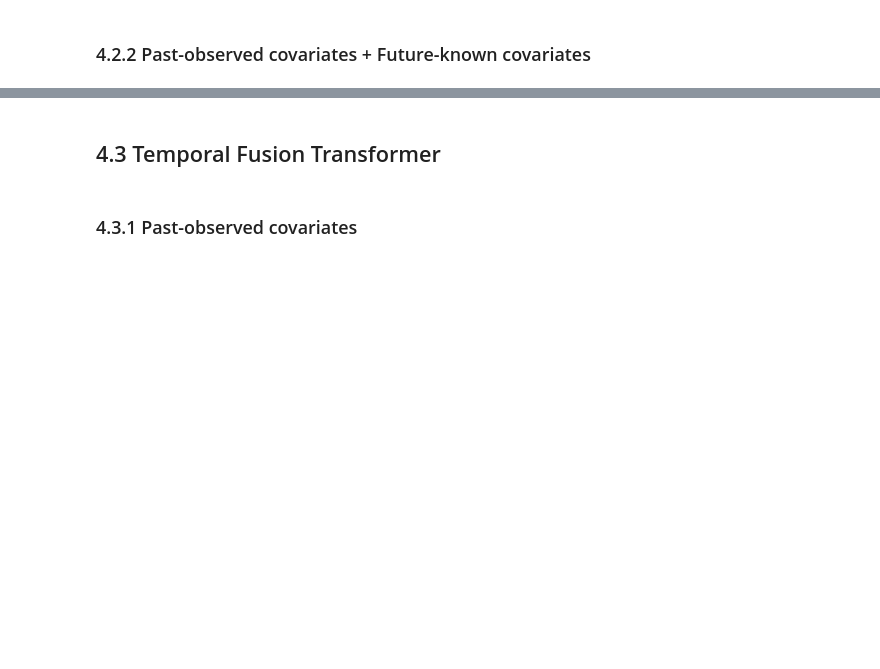
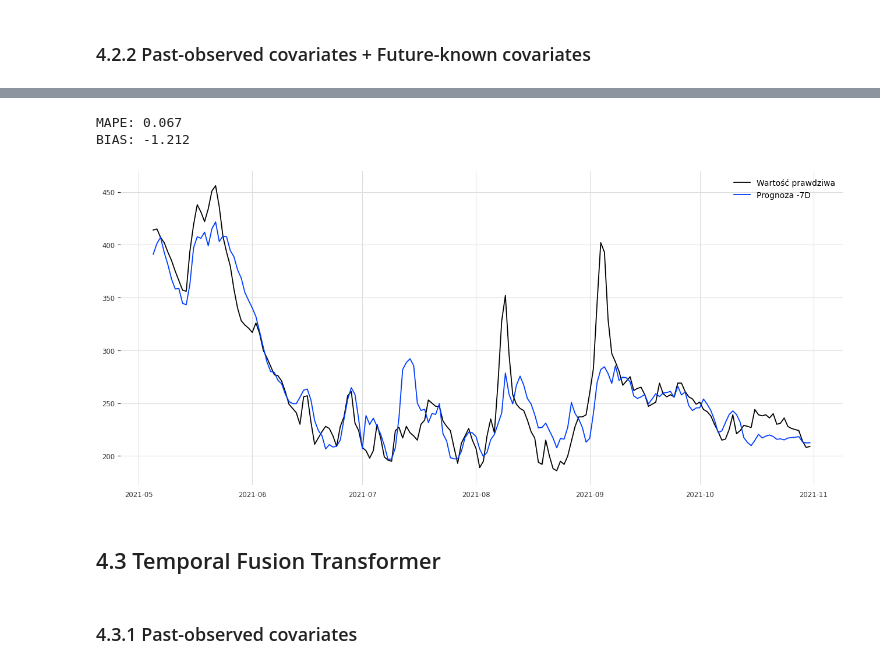
Before and after one commit to it4datascience/CuValley-Batmaja, a Jupyter notebook: src/modelling.ipynb, the cells around one changed output, grey strips where cells are left out. Drawn from its saved outputs; the diff is of its cells as text; code cells hidden in the pictures; blank space fills up the shorter version.

```diff
--- a/src/modelling.ipynb
+++ b/src/modelling.ipynb
@@ -295,3 +373,21 @@ baseline_model.fit(train_dataset)
+# %%
+br_past_future_cov_historical_forecasts, br_past_future_cov_metrics = create_df_forecast_metrics(
+    target_cols=hydro_cols,
+    model_name='Bayesian Ridge',
+    variable='Past+Future',
+    last_horizon=horizons,
+    backtests=backtests_br_past_future_cov,
+    test_set=test_dataset)
+# %%
+viz_backtest(metrics=br_past_future_cov_metrics,
+             test_set=test_dataset,
+             historic_forecast=br_past_future_cov_historical_forecasts,
+             horizon_to_viz=7,
+             target_to_viz='GŁOGÓW (151160060) Stan wody [cm]')
+# %% [output]
+MAPE: 0.067
+BIAS: -1.212
+[figure, added]
 # %% [markdown]
 ## 4.3 Temporal Fusion Transformer
 # %% [markdown]
```
Also changed, not shown: parts of 35 cells of this notebook.
